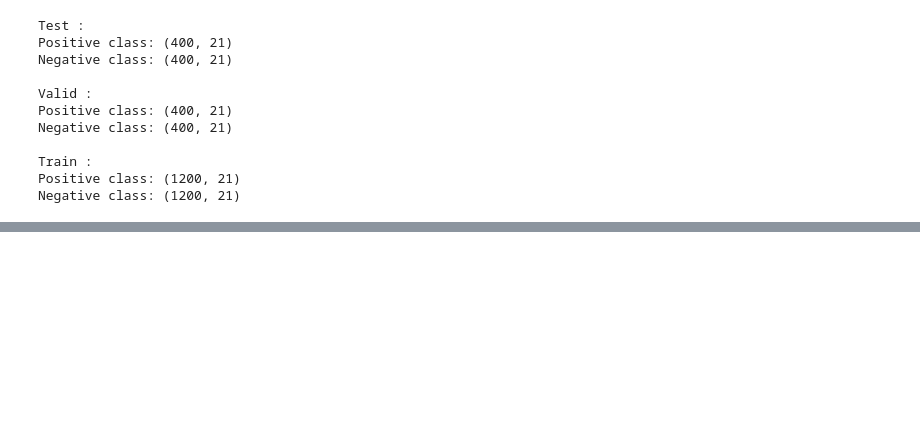
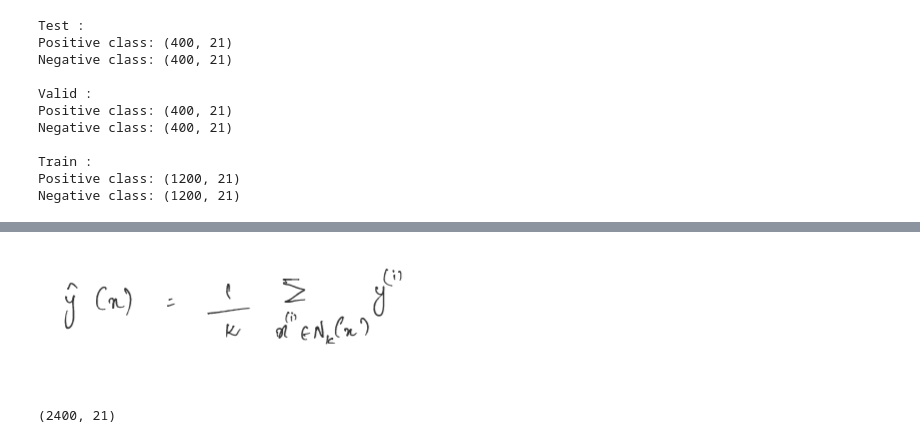
Before and after one commit to atg-abhijay/Comp_551_Assignment_2, a Jupyter notebook: Q1.ipynb, the cells around one changed output, grey strips where cells are left out. Cells and saved outputs as stored; diff of their text form; code cells hidden in the pictures; blank space fills up the shorter version.

```diff
--- a/Q1.ipynb
+++ b/Q1.ipynb
@@ -241,0 +289,11 @@ sigma
+# %%
+"""
+Prediction in k-NN
+"""
+Image(filename='./pics/k-NN_classif.png')
+# %% [output]
+[figure, added]
+# %%
+train_df.shape
+# %% [output]
+(2400, 21)
```
Also changed, not shown: parts of 41 cells of this notebook.
